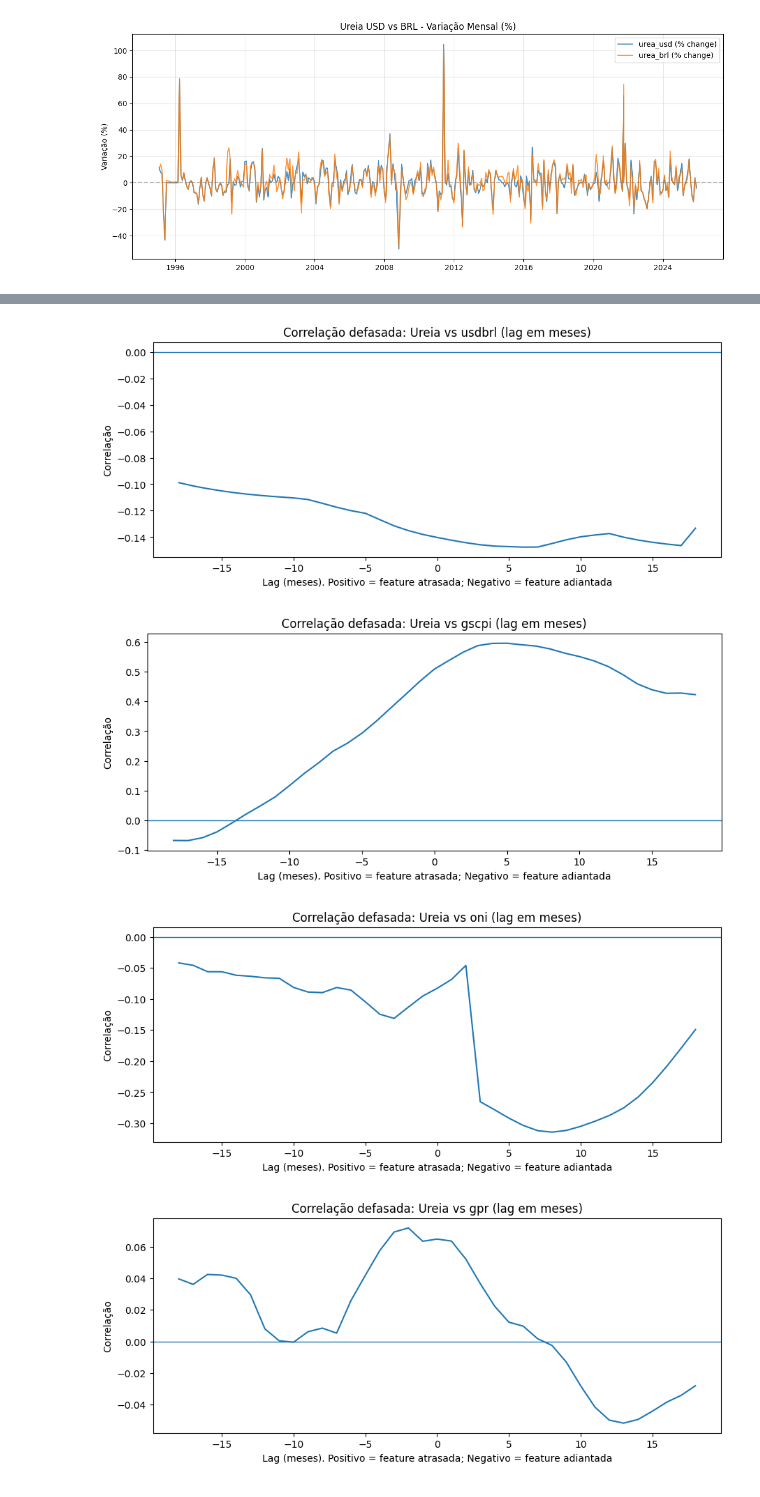
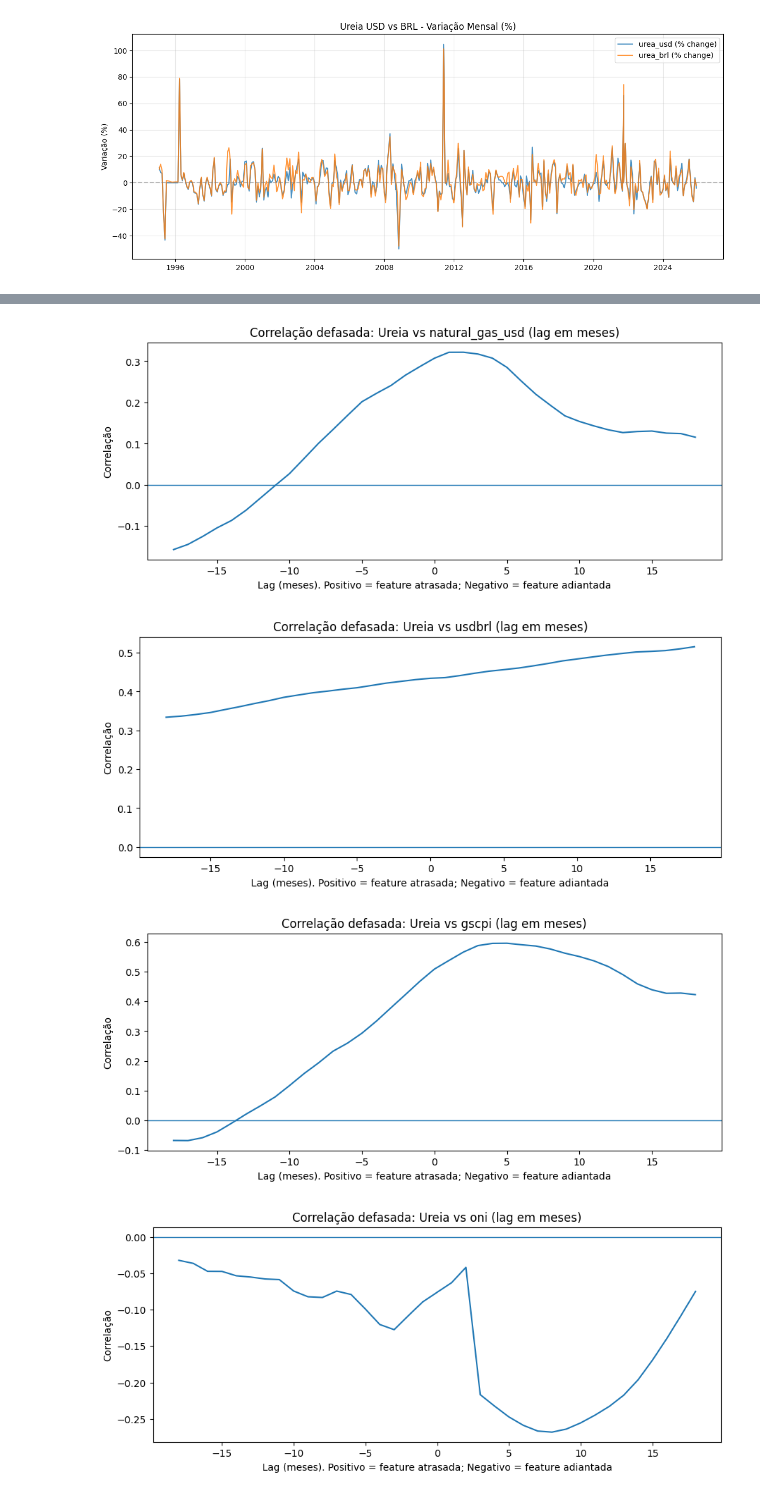
Before and after one commit to edmar-bevilaqua/urea-pricing-analysis, a Jupyter notebook: exploratory_data_analysis.ipynb, the cells around one changed output, grey strips where cells are left out. Cells and saved outputs as stored; diff of their text form; code cells hidden in the pictures.

```diff
--- a/exploratory_data_analysis.ipynb
+++ b/exploratory_data_analysis.ipynb
@@ -266,6 +266,12 @@ if UREA_COL not in df_merged.columns:
 # Adiciona features de comércio internacional ao dataset principal
 df_merged = df_merged.merge(df_trade_pivoted, left_index=True, right_index=True, how="left")
 df_merged['urea_brl'] = df_merged[UREA_COL] * df_merged['usdbrl']
+
+df_merged.to_csv(DATA_DIR / "merged_data_with_trade.csv")
+
+
+# Aplica filtro de data inicial como 1995-01-01.
+df_merged = df_merged[df_merged.index >= pd.to_datetime("1995-01-01")]
 # %%
 overview = pd.DataFrame([
     dataset_overview("merged_data.csv", df_merged.reset_index(), "date"),
@@ -475,4 +730,6 @@ plt.show()
 # %%
+s_urea = s_urea[s_urea.index >= pd.to_datetime("1995-01-01")]
+
 tmp = pd.DataFrame({"date": s_urea.index, "urea": s_urea.values})
 tmp["month"] = tmp["date"].dt.month
 data_by_month = [tmp.loc[tmp["month"] == m, "urea"].dropna().values for m in range(1, 13)]
@@ -480,7 +737,7 @@ data_by_month = [tmp.loc[tmp["month"] == m, "urea"].dropna().values for m in ran
 fig = plt.figure(figsize=(10.8, 4.2))
 ax = fig.add_subplot(111)
 ax.boxplot(data_by_month, labels=[str(m) for m in range(1, 13)], showfliers=False)
-ax.set_title("Sazonalidade - distribuição do preço da Ureia por mês do ano (30 anos)")
+ax.set_title("Boxplot - distribuição do preço da Ureia por mês (30 anos - 1995 a 2025)")
 ax.set_xlabel("Mês")
 ax.set_ylabel("US$/t")
 
@@ -609,35 +952,35 @@ def lagged_corr(target: pd.Series, feature: pd.Series, max_lag: int = 24):
     # corr(target_t, feature_{t-lag}) for lag in [-max_lag, +max_lag]
     lags = np.arange(-max_lag, max_lag + 1)
     out = []
     for lag in lags:
         shifted = feature.shift(lag)
         d = pd.concat([target, shifted], axis=1).dropna()
         out.append(d.iloc[:, 0].corr(d.iloc[:, 1]) if len(d) > 5 else np.nan)
     return pd.Series(out, index=lags, name="corr")
 
-lag_features = ["Natural gas, US ($/mmbtu)", "Crude oil, WTI ($/bbl)", "usdbrl", "gscpi", "oni", "gpr"]
+lag_features = ["natural_gas_usd", "crude_oil_wti_usd", "usdbrl", "gscpi", "oni", "gpr"]
 lag_summ = []
 
 for feat in lag_features:
     if feat not in df_merged.columns:
         continue
     lc = lagged_corr(s_urea, df_merged[feat].astype(float), max_lag=18)
     best_lag = int(lc.abs().idxmax()) if lc.dropna().size else np.nan
     best_corr = float(lc.loc[best_lag]) if not np.isnan(best_lag) else np.nan
     lag_summ.append({"feature": feat, "best_lag_months": best_lag, "corr_at_best_lag": best_corr})
     lc.to_csv(TAB_DIR / f"09_lagged_corr_{re.sub(r'[^a-zA-Z0-9]+','_',feat).lower()}.csv")
 
     fig = plt.figure(figsize=(10.5, 4.0))
     ax = fig.add_subplot(111)
     ax.plot(lc.index, lc.values)
     ax.axhline(0, linewidth=1)
     ax.set_title(f"Correlação defasada: Ureia vs {feat} (lag em meses)")
     ax.set_xlabel("Lag (meses). Positivo = feature atrasada; Negativo = feature adiantada")
     ax.set_ylabel("Correlação")
 
 plt.show()
 # %% [output]
-[figure, old version]
+[figure, new version]
-[figure, old version]
+[figure, new version]
-[figure, old version]
+[figure, new version]
-[figure, old version]
+[figure, new version]
```
Also changed, not shown: parts of 35 cells of this notebook.
